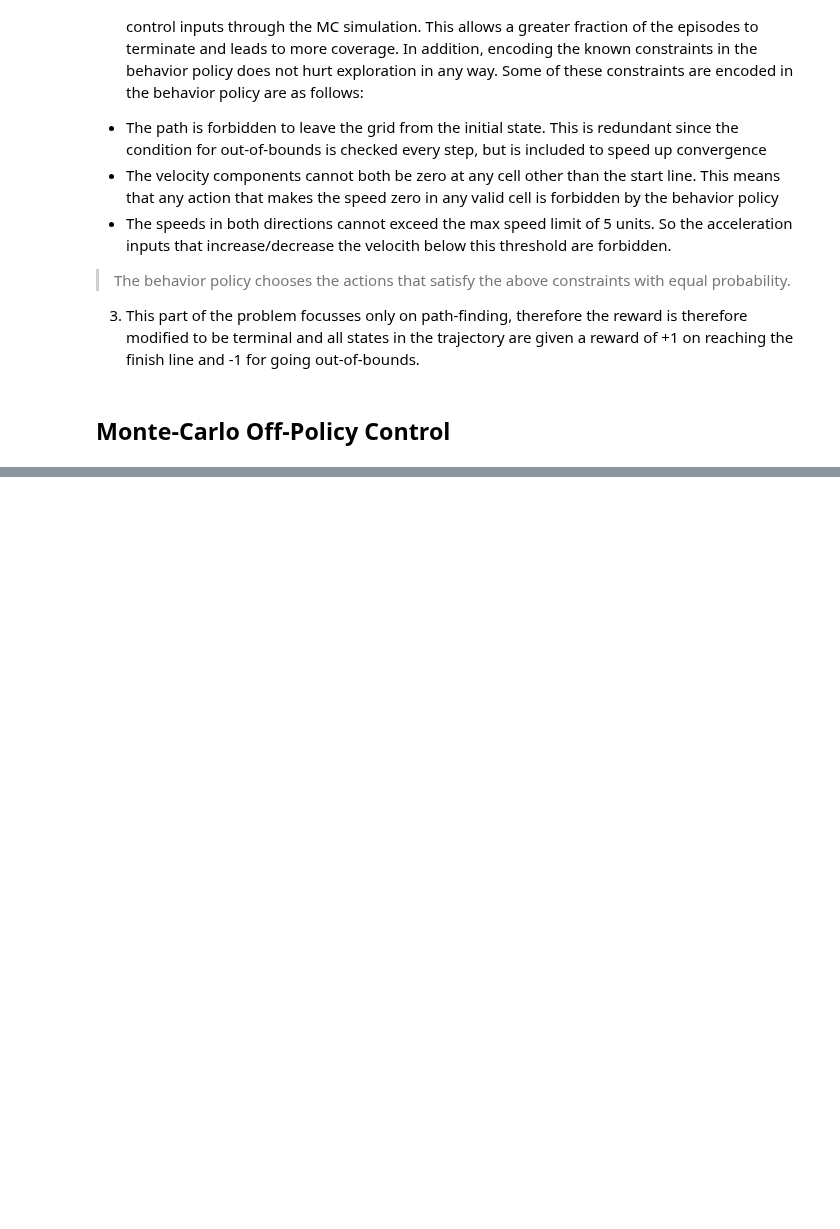
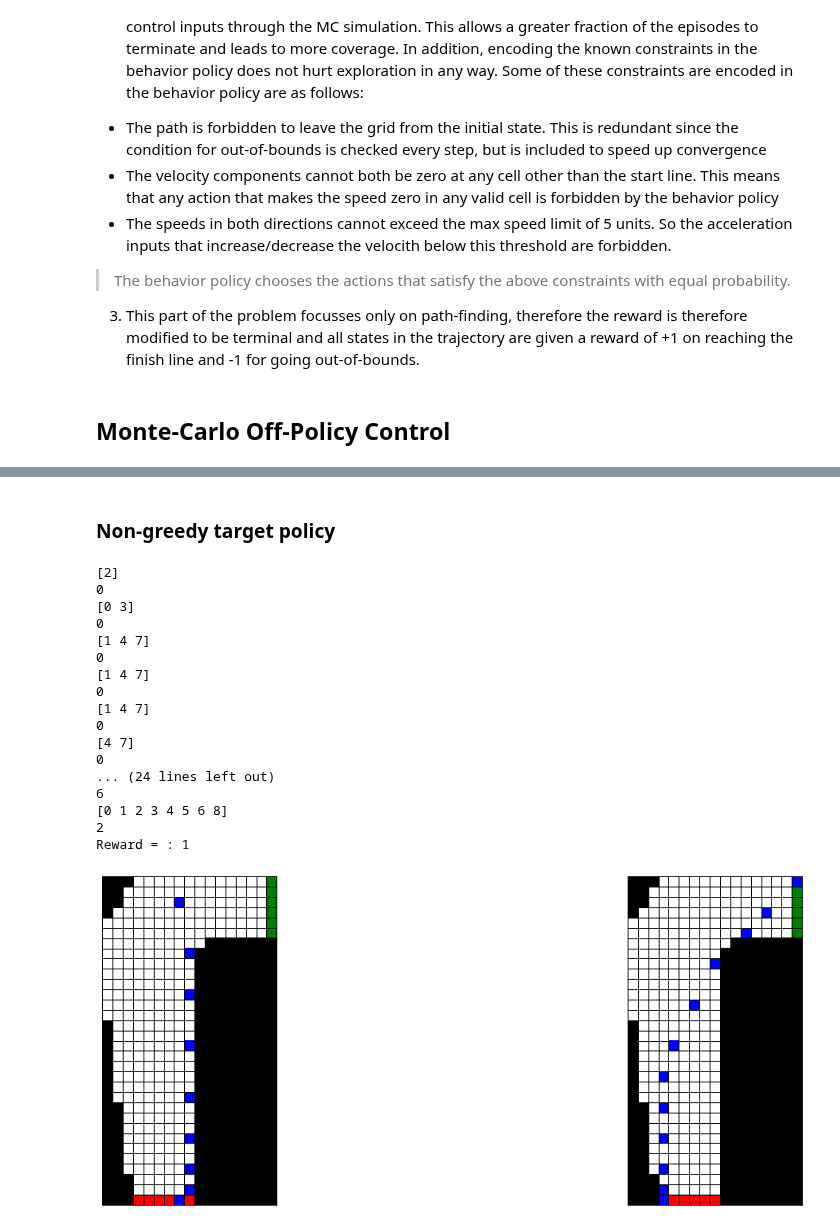
Before and after one commit to chandrusuresh/ReinforcementLearning, a Jupyter notebook: Ch5-MonteCarloMethods/RaceTrack.ipynb, the cells around one changed output, grey strips where cells are left out. Saved outputs shown, nothing was run; the diff lists cells and outputs as text; code cells hidden in the pictures; blank space fills up the shorter version.

Commit message:
Trial with a non-greedy behavior policy. doesnt seem to work since its not hitting all the states even after 1 Mil episodes

```diff
--- a/Ch5-MonteCarloMethods/RaceTrack.ipynb
+++ b/Ch5-MonteCarloMethods/RaceTrack.ipynb
@@ -303,0 +304,2 @@ Reward = : -9
+# %% [markdown]
+### Non-greedy target policy
@@ -303,0 +450,27 @@ Reward = : -9
+# %%
+num_episodes = 1000000
+Q1_nongreedy = MonteCarlo_OffPolicyControl_nongreedy(map_1,num_episodes,Q1)
+
+# # Q2_nongreedy = MonteCarlo_OffPolicyControl(map_2,num_episodes,Q2)
+# %%
+generate_greedy_path(map_1,Q1_nongreedy)
+# generate_path(map_1,Q1_nongreedy)
+# %% [output]
+[2]
+0
+[0 3]
+0
+[1 4 7]
+0
+[1 4 7]
+0
+[1 4 7]
+0
+[4 7]
+0
+... (24 lines left out)
+6
+[0 1 2 3 4 5 6 8]
+2
+Reward = : 1
+[figure, added]
```
Also changed, not shown: parts of 8 cells of this notebook.
